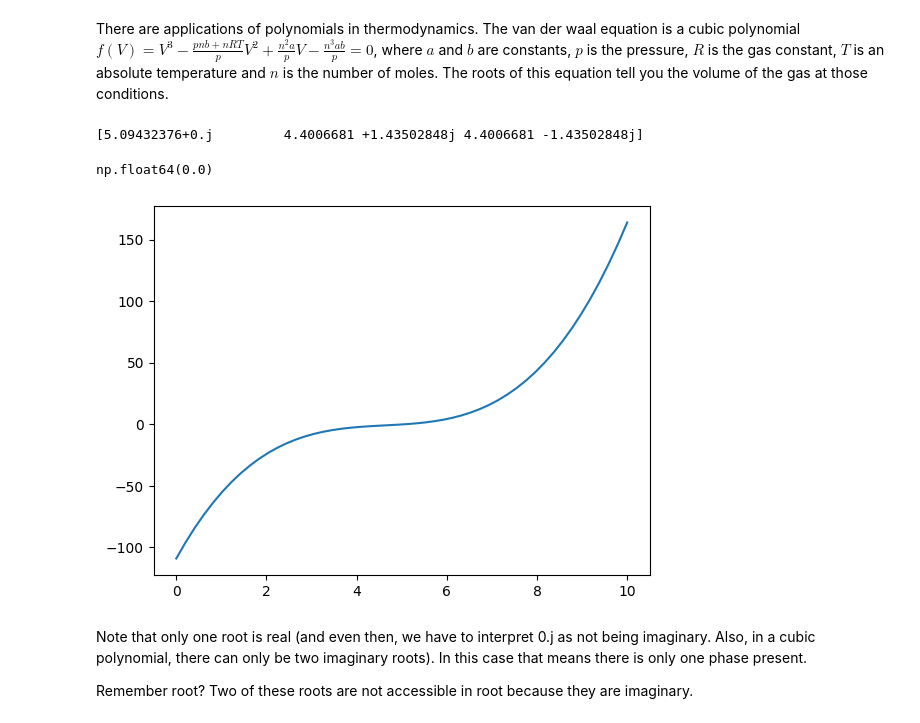
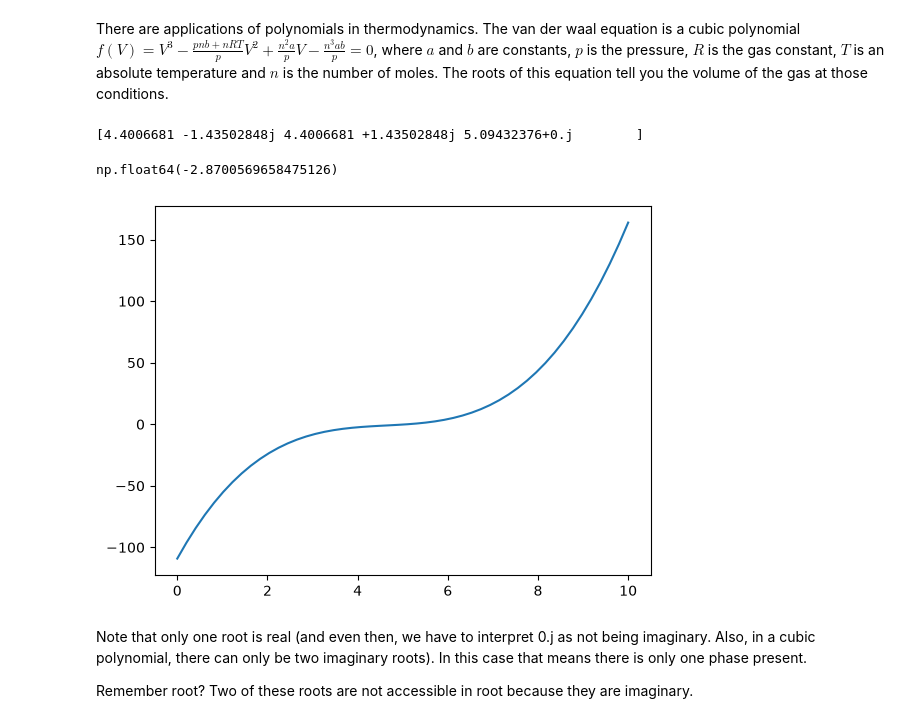
Before and after one commit to hgordo/f26-06623, a Jupyter notebook: f26-06623/lectures/08-nla-2/08-nla-2.ipynb, the cells around one changed output. Drawn from its saved outputs; the diff is of its cells as text; code cells hidden in the pictures.

Commit message:
upgrade np polynomial code

```diff
--- a/f26-06623/lectures/08-nla-2/08-nla-2.ipynb
+++ b/f26-06623/lectures/08-nla-2/08-nla-2.ipynb
@@ -134,26 +97,26 @@ T = 683  # T in Rankine
 n = 1.136  # lb-moles
 R = 10.73  # ft^3 * psi / R / lb-mol
 
-ppar = [
+eos = Polynomial([
+    -(n**3) * a * b / p,  # constant
+    n**2 * a / p,  # V
+    -(p * n * b + n * R * T) / p,  # V**2
     1.0,  # V**3
-    -(p * n * b + n * R * T) / p,  # V**2
-    n**2 * a / p,  # V
-    -(n**3) * a * b / p,
-]  # constant, together this defines f(V)
+])
 
-print(np.roots(ppar))
+print(eos.roots())
 # %% [output]
-[5.09432376+0.j         4.4006681 +1.43502848j 4.4006681 -1.43502848j]
+[4.4006681 -1.43502848j 4.4006681 +1.43502848j 5.09432376+0.j        ]
 # %%
-rr = np.roots(ppar)
+rr = eos.roots()
 (rr[0] * 2).imag
 # %% [output]
-np.float64(0.0)
+np.float64(-2.8700569658475126)
 # %%
 V = np.linspace(0, 10)
-plt.plot(V, np.polyval(ppar, V));
+plt.plot(V, eos(V));
 # %% [output]
-[figure, old version]
+[figure, new version]
 # %% [markdown]
 Note that only one root is real (and even then, we have to interpret 0.j as not being imaginary. Also, in a cubic polynomial, there can only be two imaginary roots). In this case that means there is only one phase present.
 
```
Also changed, not shown: parts of 60 cells of this notebook, 1 other file.
